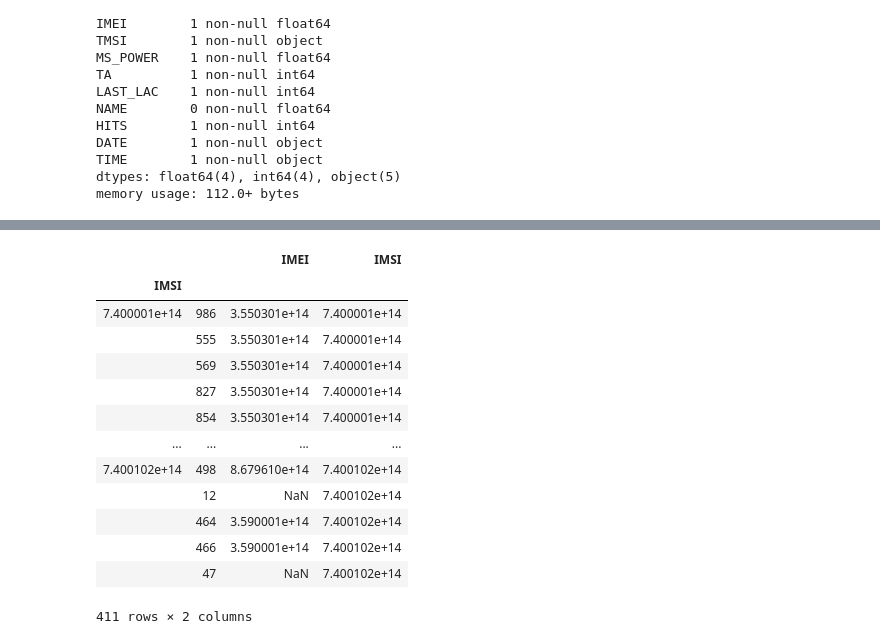
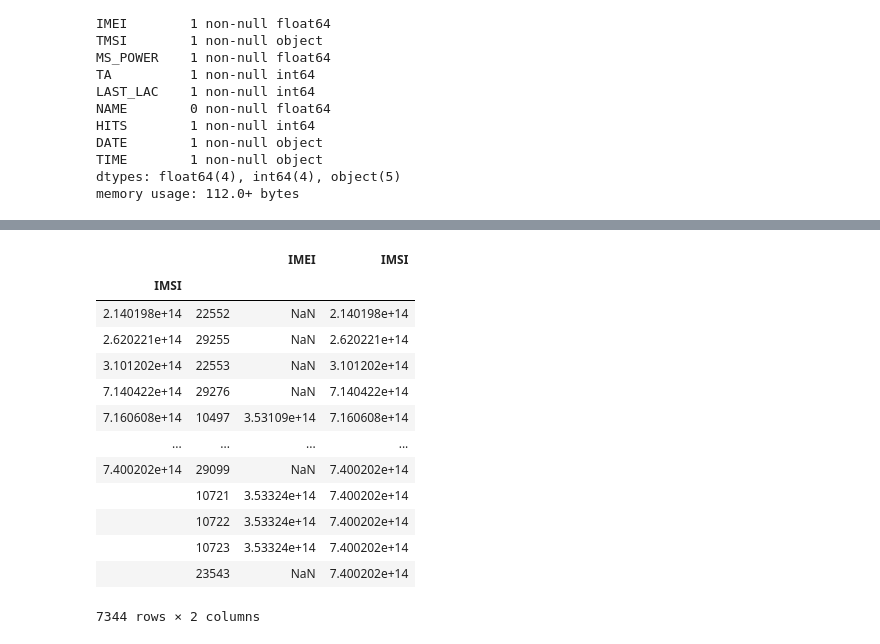
Before and after one commit to Dumaru/ExcelReports, a Jupyter notebook: Telefonia.ipynb, the cells around one changed output, grey strips where cells are left out. Cells and saved outputs as stored; diff of their text form; code cells hidden in the pictures.

Commit message:
Cambios carga  datos

```diff
--- a/Telefonia.ipynb
+++ b/Telefonia.ipynb
@@ -138,13 +207,16 @@ def getMonthInt(strMonth):
         return 12
 
 def toDatetime(dateStr):
-    # Date string example-> ma. dic. 31 23:50:11 2019
-    _, month,t_year = list(map(str.strip, dateStr.split('.')))
-    day, t, year = t_year.split(' ')
-    month = getMonthInt(month)
-    dateStr = f"{year}-{month}-{day} {t}"
-    return pd.to_datetime(dateStr, format="%Y-%m-%d %X")
-result = toDatetime("ma. dic. 31 23:50:11 2019")
+    if isinstance(dateStr, str):
+        # Date string example-> ma. dic. 31 23:50:11 2019
+        _, month,t_year = list(map(str.strip, dateStr.split('.')))
+        day, t, year = t_year.split(' ')
+        month = getMonthInt(month)
+        dateStr = f"{year}-{month}-{day} {t}"
+        return pd.to_datetime(dateStr, format="%Y-%m-%d %X")
+    else:
+        return dateStr
+result = toDatetime("lu. ene. 13 13:12:52 2020")
 print(result)
 type(result)
 # %% [output]
@@ -455,0 +538,10 @@ getDatosIncosistentes(allData, ['IMEI',])
+# %%
+def getDatosIncidentales(df, hitMin):
+    groupedDfHitsMin = df.groupby('IMEI').filter(lambda x: x['HITS'].sum()<=hitMin)
+    # print("Agrupados por hits igual a 1\n ", groupedDfHitsMin)
+    groupedDfNullValues = df[df['DATE_TIME'].isnull() | df['HITS'].isnull()]
+    # print("Agrupados por nulos\n", groupedDfNullValues)
+    incidentales = pd.concat([groupedDfHitsMin, groupedDfNullValues])
+    # Sin IMEI ni IMSI
+    return incidentales
+getDatosIncidentales(allData, 1)
@@ -455,0 +562,7 @@ getDatosIncosistentes(allData, ['IMEI',])
+# %%
+# Respuesta https://stackoverflow.com/questions/48647534/python-pandas-find-difference-between-two-data-frames
+def getDifferenceBetweenDataFrames(dfLeft: pd.DataFrame, dfRight: pd.DataFrame):
+    dfRes = dfLeft.merge(dfRight, indicator = True, how='left').loc[lambda x : x['_merge']!='both']
+    dfRes.drop(columns=['_merge'], inplace=True)
+    return dfRes
+allData = getDifferenceBetweenDataFrames(allData, getDatosIncidentales(allData, 1))
@@ -501,6 +645,5 @@ filterDfByEmai(allData, 868789022187230)
 | 1 | 2G | EC-Claro(América Móvil)-01 | 136 | 7.400102e+14 | 8.687890e+14 | 36129C46 | -64.0 | 0 | 10228 | NaN | 1 | ... |
 | 0 | 2G | EC-Claro(América Móvil)-01 | 136 | 2.140742e+14 | 8.687890e+14 | FFFFFFFF | -64.0 | 0 | 65534 | NaN | 1 | ... |
 # %%
-def getDatosIncosistentes(df: pd.DataFrame, cols=[]):
-    return df[df[cols[0]].isnull()]
-getDatosIncosistentes(allData, ['IMEI',])
+def getDfImeisNulos(df:pd.DataFrame):
+    return df[df['IMEI'].isnull()]
@@ -563,24 +650,24 @@ allData.head(2)
 # %%
 # NO
 def asignarEmais(refDf: pd.DataFrame, dfToAssign: pd.DataFrame):
     """ Assigns Emais for the columns where the emais is null based on the historical data"""
     def obtenerEmai(groupDf):
         rCoincide = refDf[refDf['IMSI'].isin(groupDf['IMSI'].unique())]
         return rCoincide[['IMEI','IMSI']]
     return dfToAssign.groupby('IMSI').apply(obtenerEmai)
-asignarEmais(allData, getDatosIncosistentes(allData, ['IMEI',]))
+asignarEmais(allData, getDfImeisNulos(allData))
 # %% [output]
 |  |  | IMEI | IMSI |
 | IMSI |  |  |  |
-| 7.400001e+14 | 986 | 3.550301e+14 | 7.400001e+14 |
-|  | 555 | 3.550301e+14 | 7.400001e+14 |
-|  | 569 | 3.550301e+14 | 7.400001e+14 |
-|  | 827 | 3.550301e+14 | 7.400001e+14 |
-|  | 854 | 3.550301e+14 | 7.400001e+14 |
+| 2.140198e+14 | 22552 | NaN | 2.140198e+14 |
+| 2.620221e+14 | 29255 | NaN | 2.620221e+14 |
+| 3.101202e+14 | 22553 | NaN | 3.101202e+14 |
+| 7.140422e+14 | 29276 | NaN | 7.140422e+14 |
+| 7.160608e+14 | 10497 | 3.53109e+14 | 7.160608e+14 |
 | ... | ... | ... | ... |
-| 7.400102e+14 | 498 | 8.679610e+14 | 7.400102e+14 |
-|  | 12 | NaN | 7.400102e+14 |
-|  | 464 | 3.590001e+14 | 7.400102e+14 |
-|  | 466 | 3.590001e+14 | 7.400102e+14 |
-|  | 47 | NaN | 7.400102e+14 |
+| 7.400202e+14 | 29099 | NaN | 7.400202e+14 |
+|  | 10721 | 3.53324e+14 | 7.400202e+14 |
+|  | 10722 | 3.53324e+14 | 7.400202e+14 |
+|  | 10723 | 3.53324e+14 | 7.400202e+14 |
+|  | 23543 | NaN | 7.400202e+14 |
-411 rows × 2 columns
+7344 rows × 2 columns
```
Also changed, not shown: parts of 32 cells of this notebook, 7 other files.
